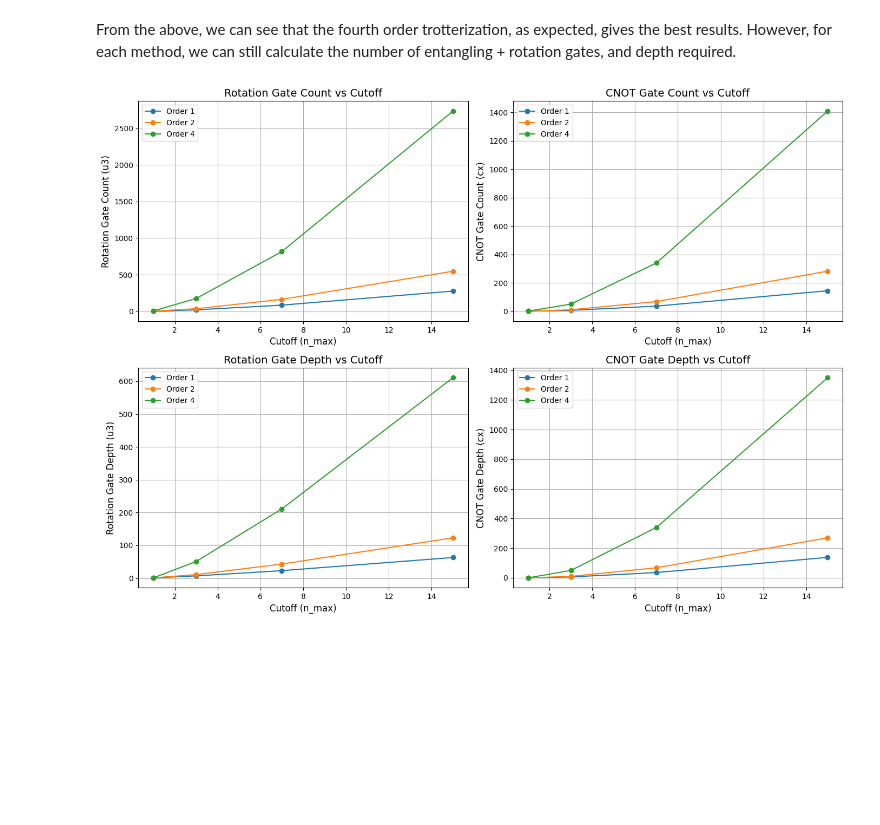
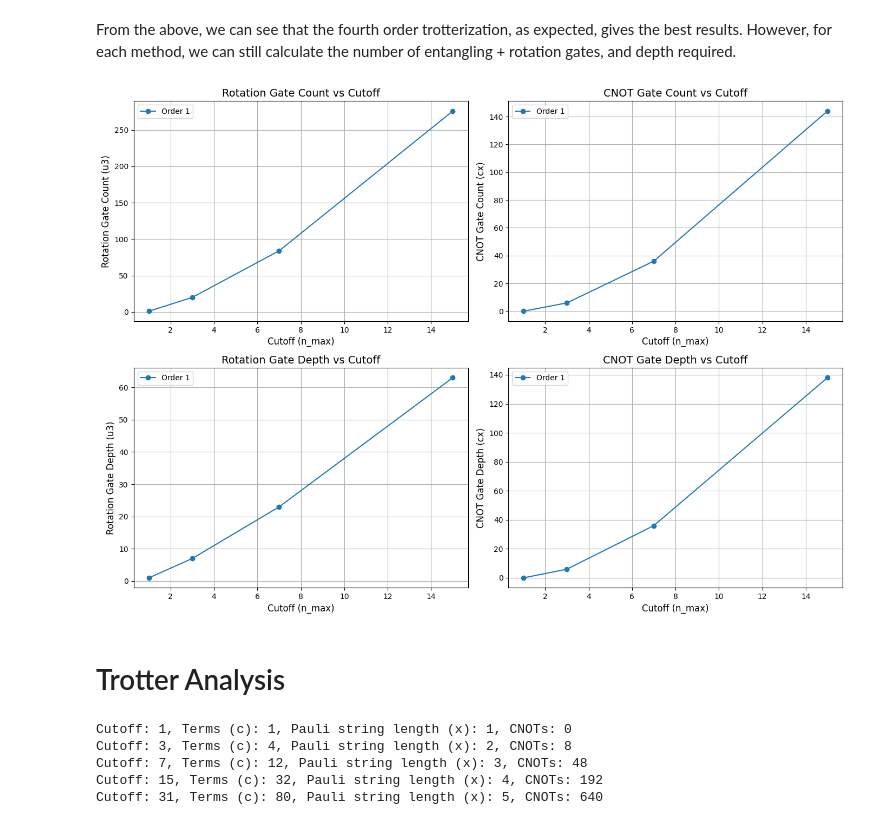
Before and after one commit to samgodwood/bosonic-qiskit, a Jupyter notebook: playground/bosonic_operator_costs/displacement/arxiv2407_10381.ipynb, the cells around one changed output. Cells and saved outputs as stored; diff of their text form; code cells hidden in the pictures; blank space fills up the shorter version.

Commit message:
cnot staircase counts

```diff
--- a/playground/bosonic_operator_costs/displacement/arxiv2407_10381.ipynb
+++ b/playground/bosonic_operator_costs/displacement/arxiv2407_10381.ipynb
@@ -224,7 +228,7 @@ num_timesteps = 1
 dt = evolution_time / num_timesteps
 
 # Trotter orders to consider
-trotter_orders = [1, 2, 4]
+trotter_orders = [1]
 
 # Range of num_qubits_per_mode values to simulate different cutoffs
 qubit_counts = range(1, 5)  # For example, qubit counts from 1 to 4
@@ -287,31 +291,76 @@ axs[0, 0].grid(True)
 # CNOT Gate Count vs Cutoff
 for order in trotter_orders:
     axs[0, 1].plot(cutoff_values, cnot_gate_counts[order], marker='o', label=f'Order {order}')
 axs[0, 1].set_xlabel('Cutoff (n_max)', fontsize=12)
 axs[0, 1].set_ylabel('CNOT Gate Count (cx)', fontsize=12)
 axs[0, 1].set_title('CNOT Gate Count vs Cutoff', fontsize=14)
 axs[0, 1].legend()
 axs[0, 1].grid(True)
 
 # Rotation Gate Depth vs Cutoff
 for order in trotter_orders:
     axs[1, 0].plot(cutoff_values, rotation_depths[order], marker='o', label=f'Order {order}')
 axs[1, 0].set_xlabel('Cutoff (n_max)', fontsize=12)
 axs[1, 0].set_ylabel('Rotation Gate Depth (u3)', fontsize=12)
 axs[1, 0].set_title('Rotation Gate Depth vs Cutoff', fontsize=14)
 axs[1, 0].legend()
 axs[1, 0].grid(True)
 
 # CNOT Gate Depth vs Cutoff
 for order in trotter_orders:
     axs[1, 1].plot(cutoff_values, cnot_depths[order], marker='o', label=f'Order {order}')
 axs[1, 1].set_xlabel('Cutoff (n_max)', fontsize=12)
 axs[1, 1].set_ylabel('CNOT Gate Depth (cx)', fontsize=12)
 axs[1, 1].set_title('CNOT Gate Depth vs Cutoff', fontsize=14)
 axs[1, 1].legend()
 axs[1, 1].grid(True)
 
 plt.tight_layout()
 plt.show()
 # %% [output]
-[figure, old version]
+[figure, new version]
+# %% [markdown]
+# Trotter Analysis
+# %%
+#==============================================================================
+# MAYBE DON'T INCLUDE I'S IN THE CNOT COUNT
+#==============================================================================
+
+
+
+qubit_counts = range(1, 6)  # For example, qubit counts from 1 to 4
+cutoff_values = [2**q - 1 for q in qubit_counts]  # Corresponding n_max values
+alpha = 1
+
+cnot_counts = []  # To store the computed CNOT upper bounds for each cutoff
+
+for cutoff in cutoff_values:
+    # Generate the Hamiltonian matrix for the current cutoff
+    hamiltonian_matrix = displacement_hamiltonian(cutoff, alpha)
+
+    # Convert matrix to a SparsePauliOp
+    H = SparsePauliOp.from_operator(Operator(hamiltonian_matrix))
+
+    # Extract terms as a list of tuples: (pauli_string, coefficient)
+    terms = H.to_list()
+
+    # Number of terms, c
+    c = len(terms)
+
+    # Determine the lengths of the Pauli strings
+    # Assuming all terms have the same string length for a given Hamiltonian.
+    lengths = [len(p_str) for (p_str, coeff) in terms]
+    x = max(lengths) if lengths else 0  # Guard against empty list
+
+    # Compute the upper bound on CNOTs for this Hamiltonian
+    # If x <= 1, then 2*(x-1) would be 0 or negative; we handle that case.
+    cnot_count = c * 2 * max(x - 1, 0)
+    cnot_counts.append(cnot_count)
+
+    print(f"Cutoff: {cutoff}, Terms (c): {c}, Pauli string length (x): {x}, CNOTs: {cnot_count}")
+# %% [output]
+Cutoff: 1, Terms (c): 1, Pauli string length (x): 1, CNOTs: 0
+Cutoff: 3, Terms (c): 4, Pauli string length (x): 2, CNOTs: 8
+Cutoff: 7, Terms (c): 12, Pauli string length (x): 3, CNOTs: 48
+Cutoff: 15, Terms (c): 32, Pauli string length (x): 4, CNOTs: 192
+Cutoff: 31, Terms (c): 80, Pauli string length (x): 5, CNOTs: 640
```
Also changed, not shown: parts of 3 cells of this notebook.
